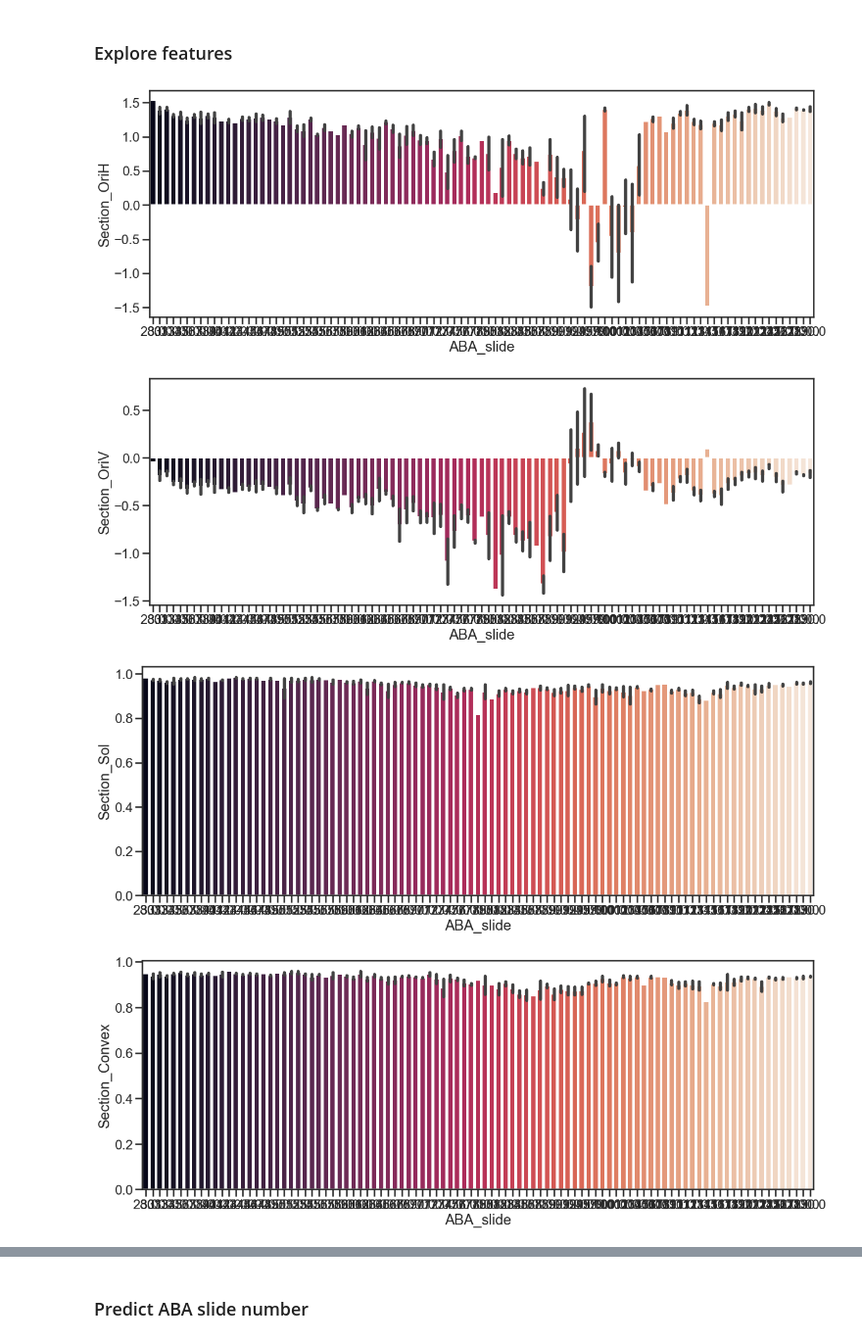
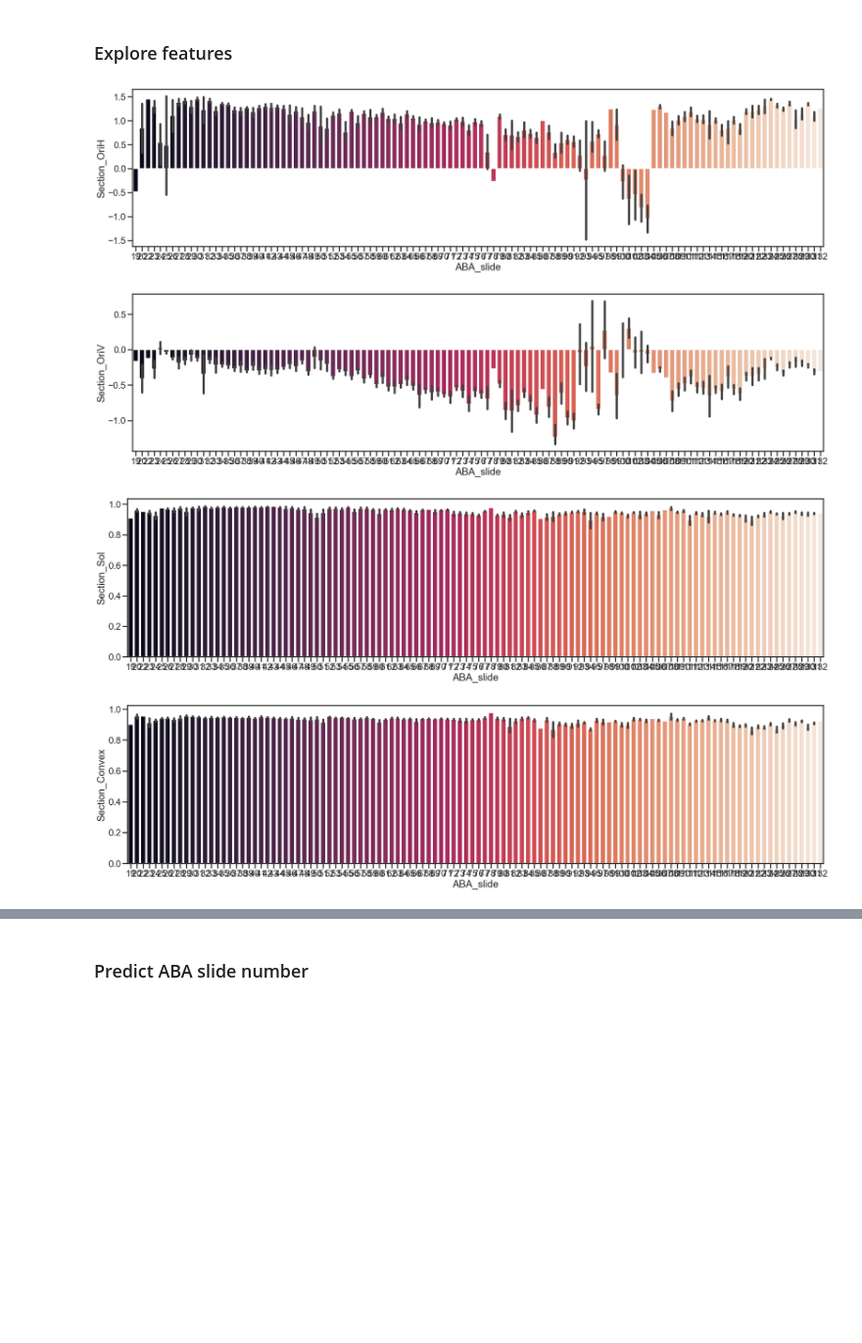
Before and after one commit to grace3999/Visiopharm, a Jupyter notebook: Visiopharm_predict_slidenum.ipynb, the cells around one changed output, grey strips where cells are left out. Shown at 98% size. Drawn from its saved outputs; the diff is of its cells as text; code cells hidden in the pictures; blank space fills up the shorter version.

```diff
--- a/Visiopharm_predict_slidenum.ipynb
+++ b/Visiopharm_predict_slidenum.ipynb
@@ -51,7 +51,7 @@ np.set_printoptions(suppress=True)
 # %% [markdown]
 #### Get data
 # %%
-path = '/Users/abbieschindler/Documents/Schindler_Lab/Data/Visiopharm/orig_tc/Whole_section_analysis/TH_Section_210123.xlsx'
+path = '/Users/abbieschindler/Documents/Schindler_Lab/Data/Visiopharm/orig_tc/Whole_section_analysis/Section_210126.xlsx'
 
 data = pd.read_excel(path)
 data = pd.DataFrame(data = data)
@@ -114,12 +128,13 @@ labels_dir_paths
 labels_final = pd.DataFrame()
 
 for path in labels_dir_paths:
-
+    print(path)
     if path.split('/')[-1] == '.DS_Store':
         pass
     else:
         labels_int = pd.read_excel(path)
         labels_int = pd.DataFrame(data = labels_int)
+        labels_int['name'] = path.split('/')[-1]
         print(labels_int.shape)
         print(labels_int.columns)
 
@@ -130,5 +145,5 @@ for path in labels_dir_paths:
 
     print(labels_final.shape, '\n')
 
-labels_final.head()
+labels_final.tail()
 # %% [output]
@@ -158,15 +173,24 @@ Index(['Letter', 'Number', 'Slide_11', 'Slide_13', 'Slide_15', 'Slide_17', 'Slid
 # %%
-labels_final.drop(['Slide_35'], axis=1, inplace=True)
+#make tidy
+slides = ['Slide_28', 'Slide_32', 'Slide_36',
+       'Slide_11', 'Slide_13', 'Slide_15', 'Slide_17', 'Slide_19',
+       'Slide_21', 'Slide_23', 'Slide_25', 'Slide_27', 'Slide_29',
+       'Slide_31', 'Slide_33', 'Slide_35', 'Slide_12', 'Slide_14',
+       'Slide_16', 'Slide_62', 'Slide_65', 'Slide_69', 'Slide_20',
+       'Slide_24', 'Slide_52', 'Slide_56', 'Slide_60',
+       'Slide_40', 'Slide_44', 'Slide_48']
 
-slides = ['Slide_11', 'Slide_13', 'Slide_15', 'Slide_17', 'Slide_19', 'Slide_21', 'Slide_23', 'Slide_25',
-          'Slide_27', 'Slide_29', 'Slide_31', 'Slide_33']
-
-labels_final_melt = pd.melt(labels_final, id_vars=['Letter', 'Number'], value_vars=slides,
+labels_final_melt = pd.melt(labels_final, id_vars=['Stain', 'Letter', 'Number'], value_vars=slides,
               var_name='Slide', value_name='ABA_slide')
 
+labels_final_melt = labels_final_melt[labels_final_melt['ABA_slide']!='130-131']
+labels_final_melt = labels_final_melt.replace({'none': np.nan})
+labels_final_melt = labels_final_melt.dropna(axis=0)
+
+#clean
+labels_final_melt['Slide'] = [x.split('_')[1] for x in labels_final_melt['Slide']]
 labels_final_melt['ABA_slide'] = [int(x) for x in labels_final_melt['ABA_slide']]
 
-labels_final_melt['Slide'] = labels_final_melt['Slide'].str.lstrip('Slide_')
 print(labels_final_melt.shape)
 labels_final_melt.head()
 # %% [output]
@@ -180,7 +221,7 @@ labels_final_melt.head()
 # %% [markdown]
 #### Combine
 # %%
-data_final = labels_final_melt.merge(data, on=['Letter', 'Number', 'Slide'], how='outer')
+data_final = labels_final_melt.merge(data, on=['Stain', 'Letter', 'Number', 'Slide'], how='inner')
 print(data_final.shape)
 data_final.head()
 # %% [output]
@@ -196,16 +243,16 @@ data_final.head()
 # %%
 cols = ['Section_OriH', 'Section_OriV', 'Section_Sol', 'Section_Convex', 'Section_FF',
         'Section_Eccen', 'Section_Elip', 'Section_perim', 'Section_minoraxis', 'Section_majoraxis', 'Section_area']
 
 for variable in cols:
     try:
-        plt.figure(figsize=(20,7))
+        plt.figure(figsize=(30,7))
         g = sns.barplot(x='ABA_slide', y=variable, data=data_final, ci=68, palette="rocket")
         plt.show()
     except:
         pass
 # %% [output]
-[figure, old version]
+[figure, new version]
-[figure, old version]
+[figure, new version]
-[figure, old version]
+[figure, new version]
-[figure, old version]
+[figure, new version]
```
Also changed, not shown: parts of 18 cells of this notebook.
